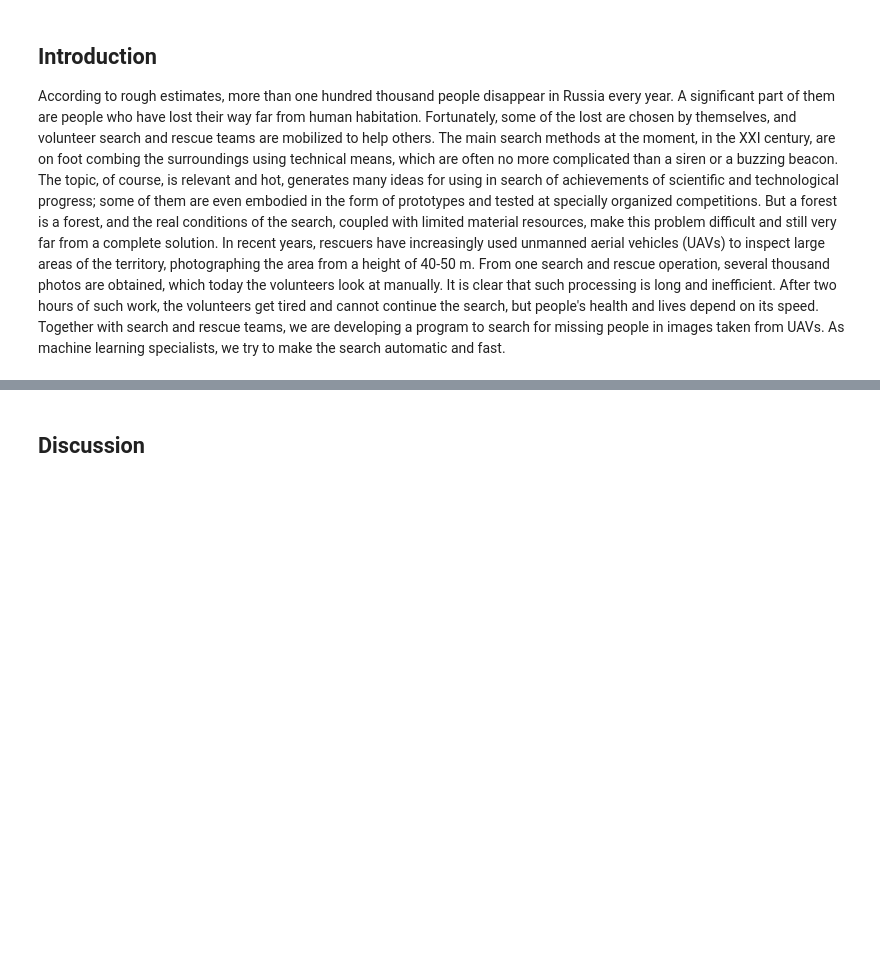
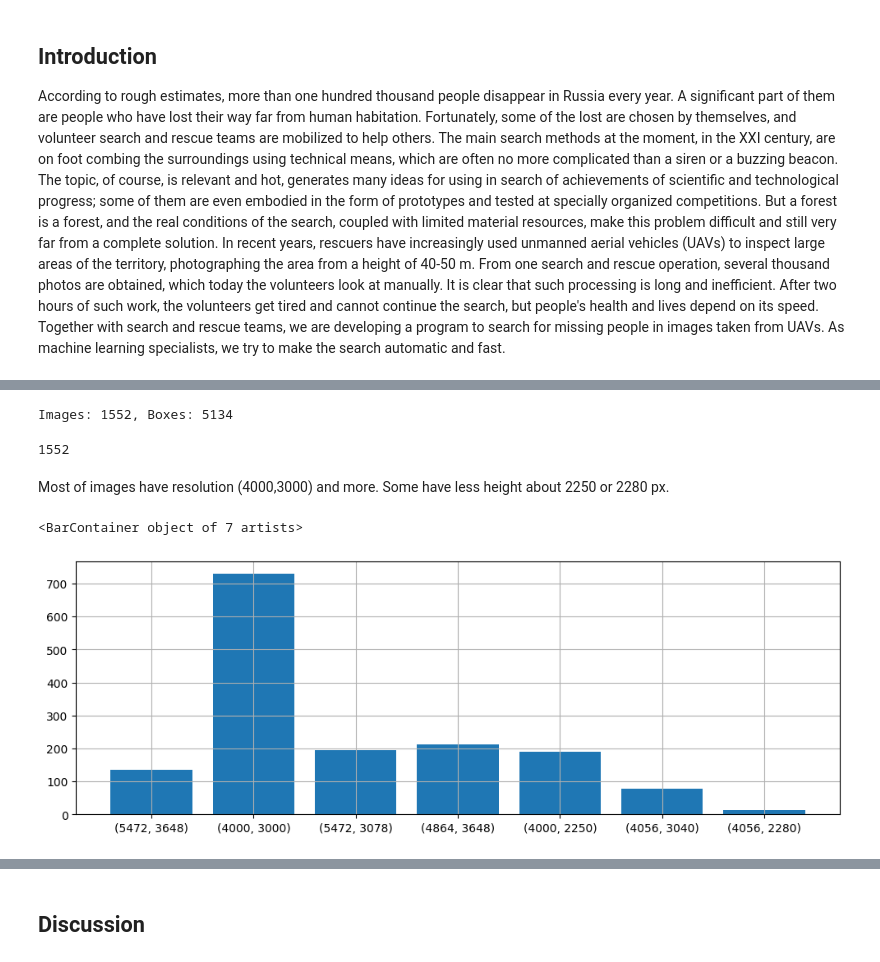
Before and after one commit to labintsev/ladd-and-weights, a Jupyter notebook: paper.ipynb, the cells around one changed output, grey strips where cells are left out. Drawn from its saved outputs; the diff is of its cells as text; code cells hidden in the pictures; blank space fills up the shorter version.

```diff
--- a/paper.ipynb
+++ b/paper.ipynb
@@ -9,0 +35,42 @@ Together with search and rescue teams, we are developing a program to search for
+# %%
+import xml.etree.ElementTree as ET
+import glob
+from PIL import Image
+import matplotlib.pyplot as plt
+
+all_n_boxes = {}
+ann_names = glob.glob('dataset/full_train_ds/Annotations/*.xml')
+
+for ann in ann_names:
+    tree = ET.parse(ann)
+    root = tree.getroot()
+    n_boxes = len(list(root.iter('bndbox')))
+    all_n_boxes[ann] = n_boxes
+
+print(f'Images: {len(all_n_boxes)}, Boxes: {sum(all_n_boxes.values())}')
+# %% [output]
+Images: 1552, Boxes: 5134
+# %%
+img_names = glob.glob('dataset/full_train_ds/JPEGImages/*')
+len(img_names)
+# %% [output]
+1552
+# %% [markdown]
+Most of images have resolution (4000,3000) and more. Some have less height about 2250 or 2280 px.
+# %%
+from collections import Counter
+
+img_sizes = []
+for img_n in img_names:
+    img = Image.open(img_n)
+    img_sizes.append(img.size)
+
+c = Counter(img_sizes)
+names = [str(k) for k in c.keys()]
+values = list(c.values())
+plt.figure(figsize=(12, 4))
+plt.grid()
+plt.bar(names, values)
+# %% [output]
+<BarContainer object of 7 artists>
+[figure, added]
```
Also changed, not shown: parts of 21 cells of this notebook, 1 other file.
